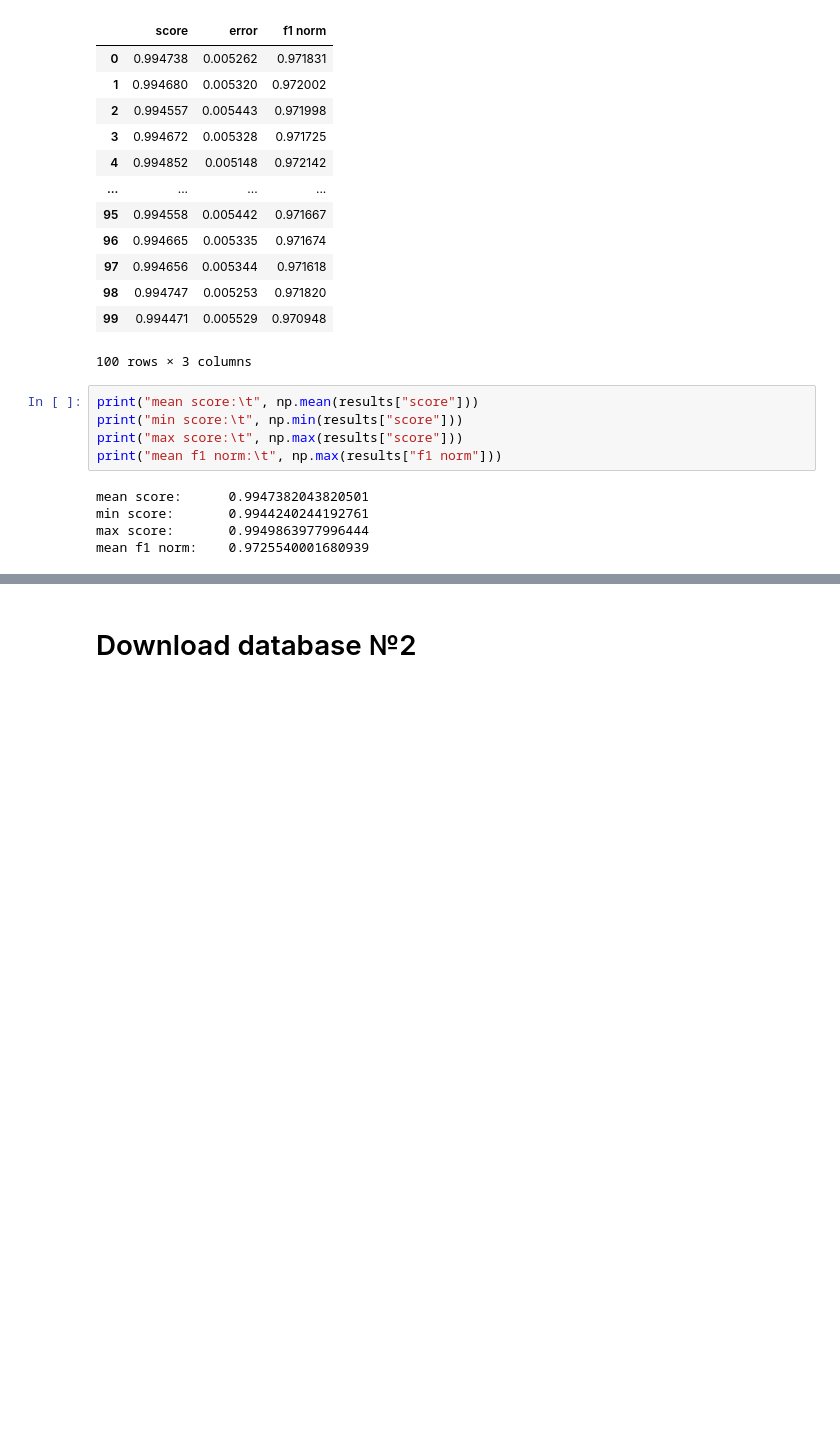
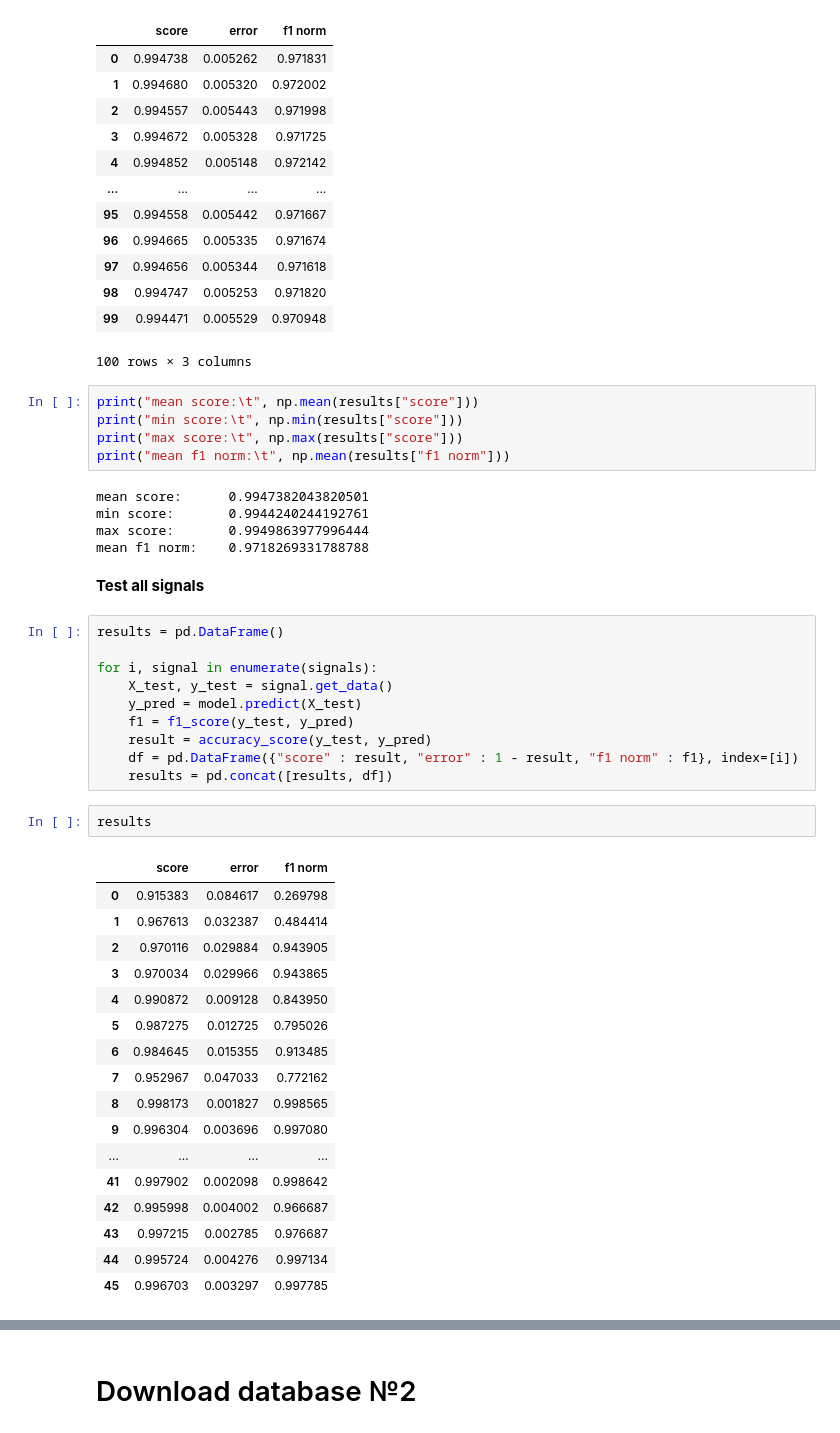
Before and after one commit to tutugarin/Storing-Analyzing-ECG, a Jupyter notebook: analyse/experiments/XGBClassifier.ipynb, the cells around one changed output, grey strips where cells are left out. Cells and saved outputs as stored; diff of their text form; blank space fills up the shorter version.

Commit message:
Add new tests

```diff
--- a/analyse/experiments/XGBClassifier.ipynb
+++ b/analyse/experiments/XGBClassifier.ipynb
@@ -112,9 +113,41 @@ results
 print("mean score:\t", np.mean(results["score"]))
 print("min score:\t", np.min(results["score"]))
 print("max score:\t", np.max(results["score"]))
-print("mean f1 norm:\t", np.max(results["f1 norm"]))
+print("mean f1 norm:\t", np.mean(results["f1 norm"]))
 # %% [output]
 mean score:      0.9947382043820501
 min score:       0.9944240244192761
 max score:       0.9949863977996444
-mean f1 norm:    0.9725540001680939
+mean f1 norm:    0.9718269331788788
+# %% [markdown]
+**Test all signals**
+# %%
+results = pd.DataFrame()
+
+for i, signal in enumerate(signals):
+    X_test, y_test = signal.get_data()
+    y_pred = model.predict(X_test)
+    f1 = f1_score(y_test, y_pred)
+    result = accuracy_score(y_test, y_pred)
+    df = pd.DataFrame({"score" : result, "error" : 1 - result, "f1 norm" : f1}, index=[i])
+    results = pd.concat([results, df])
+# %%
+results
+# %% [output]
+|  | score | error | f1 norm |
+| 0 | 0.915383 | 0.084617 | 0.269798 |
+| 1 | 0.967613 | 0.032387 | 0.484414 |
+| 2 | 0.970116 | 0.029884 | 0.943905 |
+| 3 | 0.970034 | 0.029966 | 0.943865 |
+| 4 | 0.990872 | 0.009128 | 0.843950 |
+| 5 | 0.987275 | 0.012725 | 0.795026 |
+| 6 | 0.984645 | 0.015355 | 0.913485 |
+| 7 | 0.952967 | 0.047033 | 0.772162 |
+| 8 | 0.998173 | 0.001827 | 0.998565 |
+| 9 | 0.996304 | 0.003696 | 0.997080 |
+| ... | ... | ... | ... |
+| 41 | 0.997902 | 0.002098 | 0.998642 |
+| 42 | 0.995998 | 0.004002 | 0.966687 |
+| 43 | 0.997215 | 0.002785 | 0.976687 |
+| 44 | 0.995724 | 0.004276 | 0.997134 |
+| 45 | 0.996703 | 0.003297 | 0.997785 |
```
Also changed, not shown: parts of 18 cells of this notebook, 2 other files.
